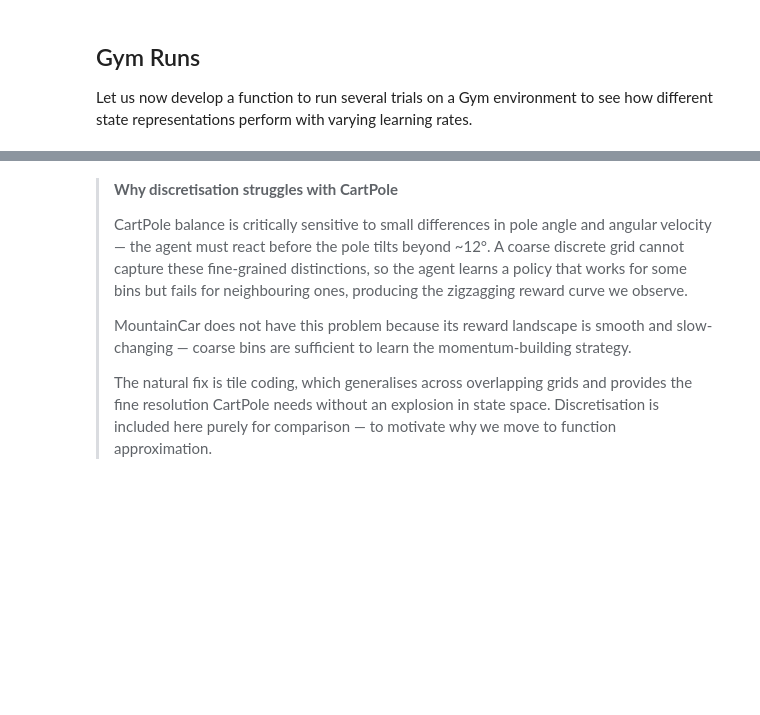
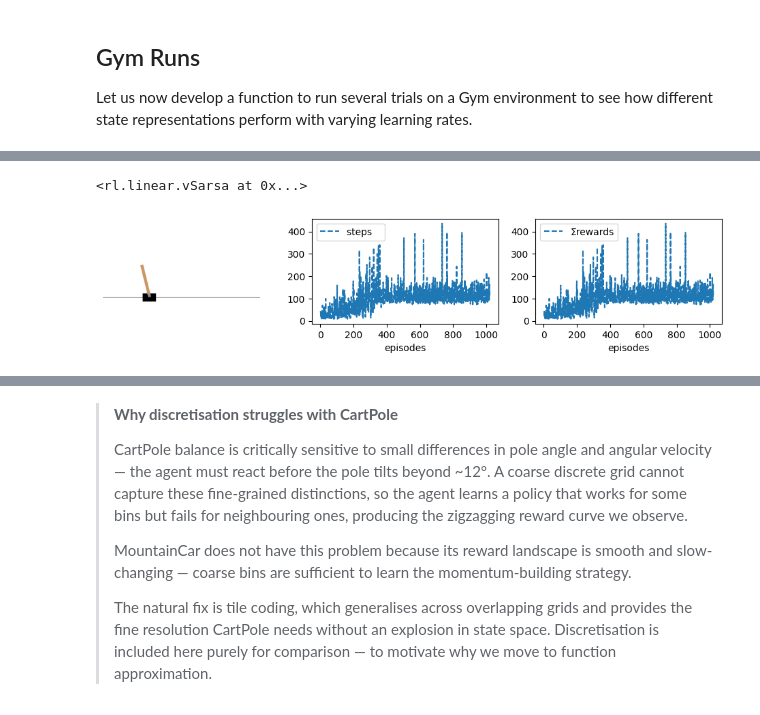
Before and after one commit to AltahhanAi/rl_rob, a Jupyter notebook: worksheet_4_2.ipynb, the cells around one changed output, grey strips where cells are left out. Drawn from its saved outputs; the diff is of its cells as text; code cells hidden in the pictures; blank space fills up the shorter version.

```diff
--- a/worksheet_4_2.ipynb
+++ b/worksheet_4_2.ipynb
@@ -445 +451,8 @@ def envDict(base, **kw):
+# %%
+vsarsa.episodes=1020
+vsarsa.interact(resume=True)
+# vsarsa.Ts[1:700].sum()
+# %% [output]
+<rl.linear.vSarsa at 0x...>
+[figure, added]
 # %%
```
Also changed, not shown: parts of 5 cells of this notebook, 4 other files.
